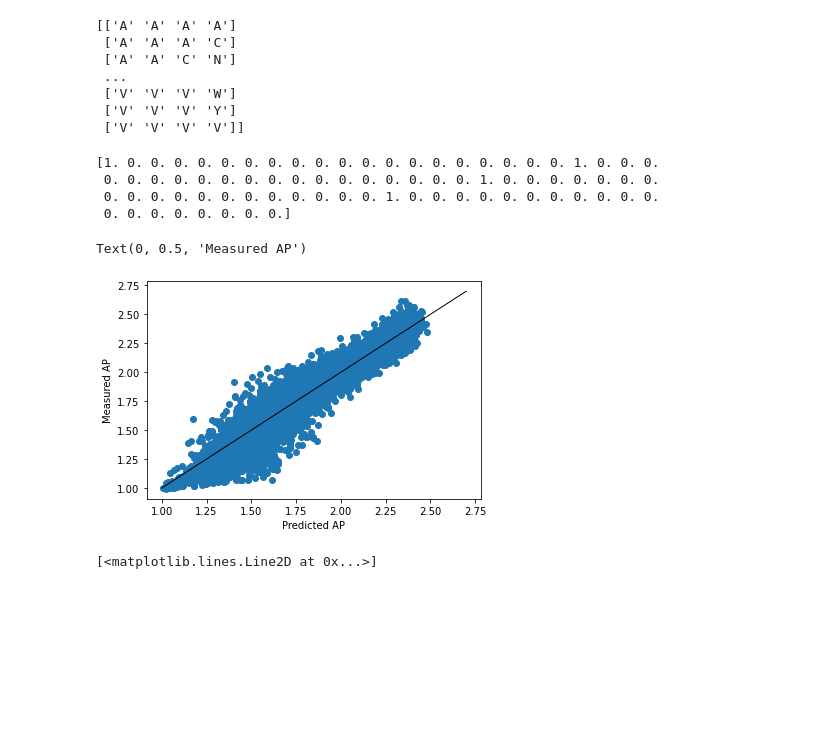
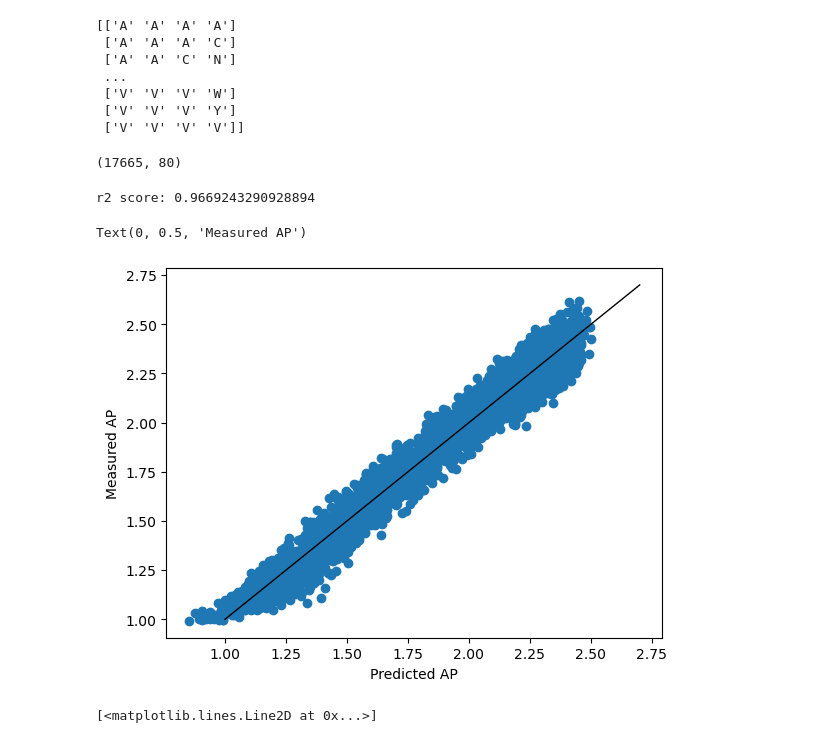
Before and after one commit to avanteijlingen/Tutorial-SB06, a Jupyter notebook: Machine Learning/OneHot.ipynb, the cells around one changed output. Drawn from its saved outputs; the diff is of its cells as text; code cells hidden in the pictures; blank space fills up the shorter version.

```diff
--- a/Machine Learning/OneHot.ipynb
+++ b/Machine Learning/OneHot.ipynb
@@ -59,11 +58,8 @@ enc = OneHotEncoder(handle_unknown='ignore')
 enc.fit(letter_format)
 
 encoded = enc.transform(letter_format).toarray()
-print(encoded[0])
+print(encoded.shape)
 # %% [output]
-[1. 0. 0. 0. 0. 0. 0. 0. 0. 0. 0. 0. 0. 0. 0. 0. 0. 0. 0. 0. 1. 0. 0. 0.
- 0. 0. 0. 0. 0. 0. 0. 0. 0. 0. 0. 0. 0. 0. 0. 0. 1. 0. 0. 0. 0. 0. 0. 0.
- 0. 0. 0. 0. 0. 0. 0. 0. 0. 0. 0. 0. 1. 0. 0. 0. 0. 0. 0. 0. 0. 0. 0. 0.
- 0. 0. 0. 0. 0. 0. 0. 0.]
+(17665, 80)
 # %%
 model = MLPRegressor(hidden_layer_sizes=(100,), activation='relu', solver='adam', alpha=0.0001, batch_size='auto', learning_rate='constant', learning_rate_init=0.001, power_t=0.5, max_iter=200, shuffle=True, random_state=None, tol=0.0001, verbose=False, warm_start=False, momentum=0.9, nesterovs_momentum=True, early_stopping=False, validation_fraction=0.1, beta_1=0.9, beta_2=0.999, epsilon=1e-08, n_iter_no_change=10, max_fun=15000)
@@ -73,16 +70,18 @@ X_train, X_test, y_train, y_test = train_test_split(encoded, targets[1], test_si
 # %%
 model.fit(X_train, y_train)
 
 pred = model.predict(X_test)
 
-
+r2 = r2_score(y_test, pred)
+print("r2 score:", r2)
 plt.scatter(pred, y_test)
 plt.plot([1,2.7], [1,2.7], lw=1, color="black")
 plt.xlabel("Predicted AP")
 plt.ylabel("Measured AP")
 # %% [output]
-Text(0, 0.5, 'Measured AP')
+r2 score: 0.9669243290928894
+Text(0, 0.5, 'Measured AP')
-[figure, old version]
+[figure, new version]
 # %%
 reduced_sample = np.random.choice(np.arange(encoded.shape[0]), 400, replace=False)
 X_train, X_test, y_train, y_test = train_test_split(encoded[reduced_sample], targets[1].iloc[reduced_sample], test_size=0.33, random_state=9876, shuffle=True)
```
Also changed, not shown: parts of 3 cells of this notebook, 3 other files.
